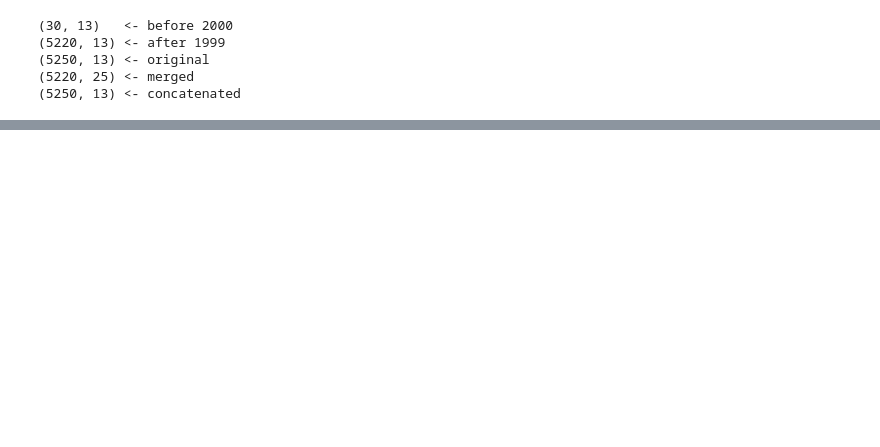
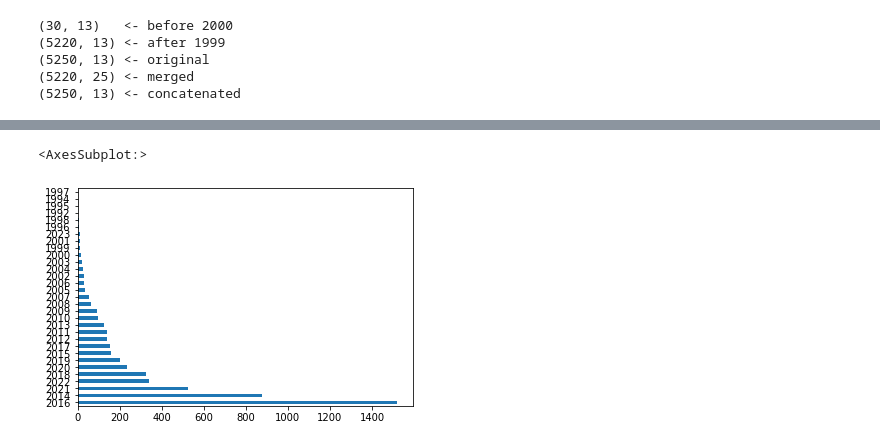
Before and after one commit to bflatts/UCDPA_BrianFlaherty, a Jupyter notebook: BrianFlaherty.ipynb, the cells around one changed output, grey strips where cells are left out. Drawn from its saved outputs; the diff is of its cells as text; code cells hidden in the pictures; blank space fills up the shorter version.

```diff
--- a/BrianFlaherty.ipynb
+++ b/BrianFlaherty.ipynb
@@ -90,0 +113,7 @@ print(str(data_concat.shape)+' <- concatenated')
+# %%
+# Plot the above info
+#(Plot: Count of planets discovered each year)
+data['discovery_year'].value_counts().plot(kind='barh')
+# %% [output]
+<AxesSubplot:>
+[figure, added]
```
Also changed, not shown: parts of 11 cells of this notebook.
